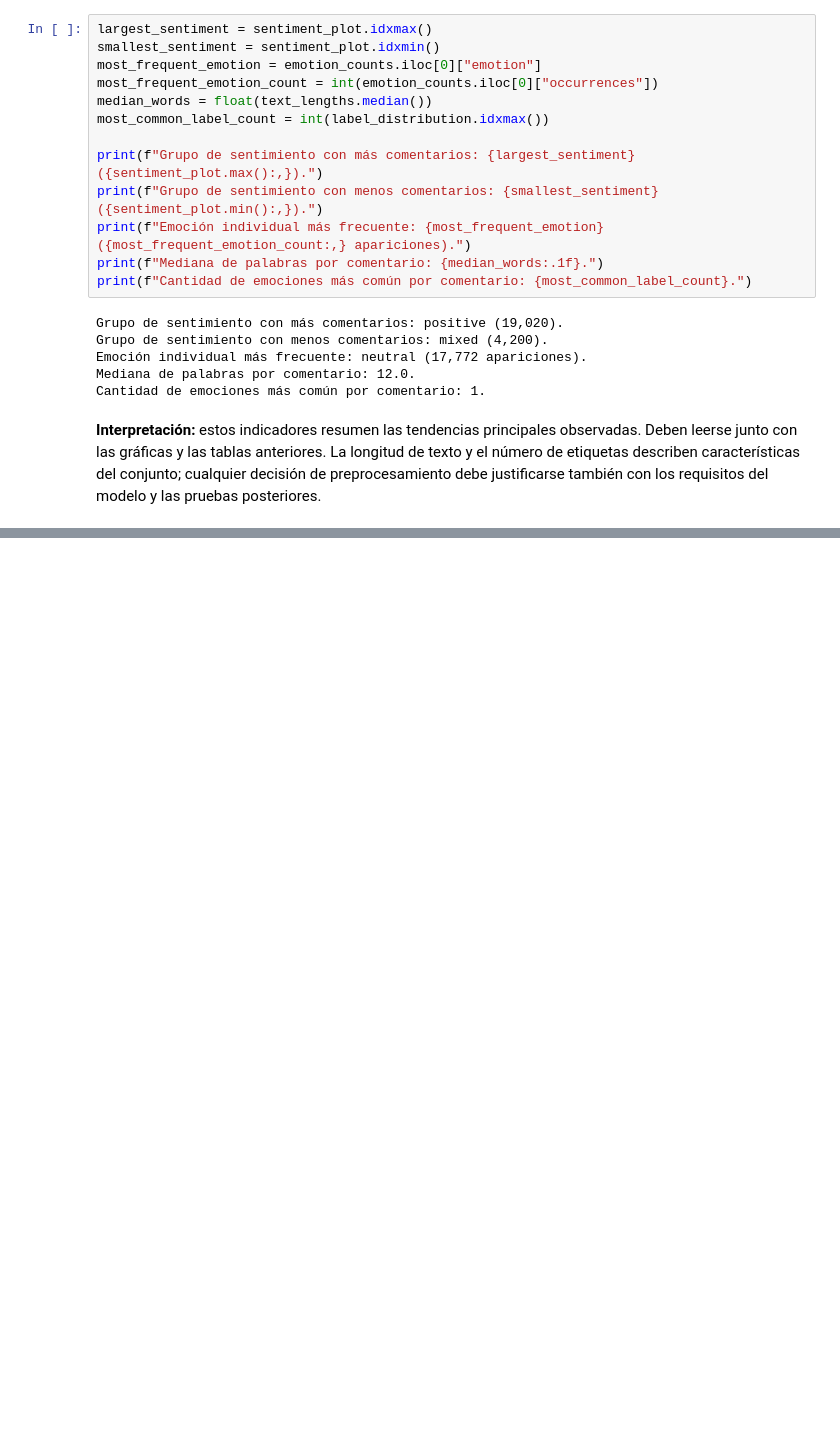
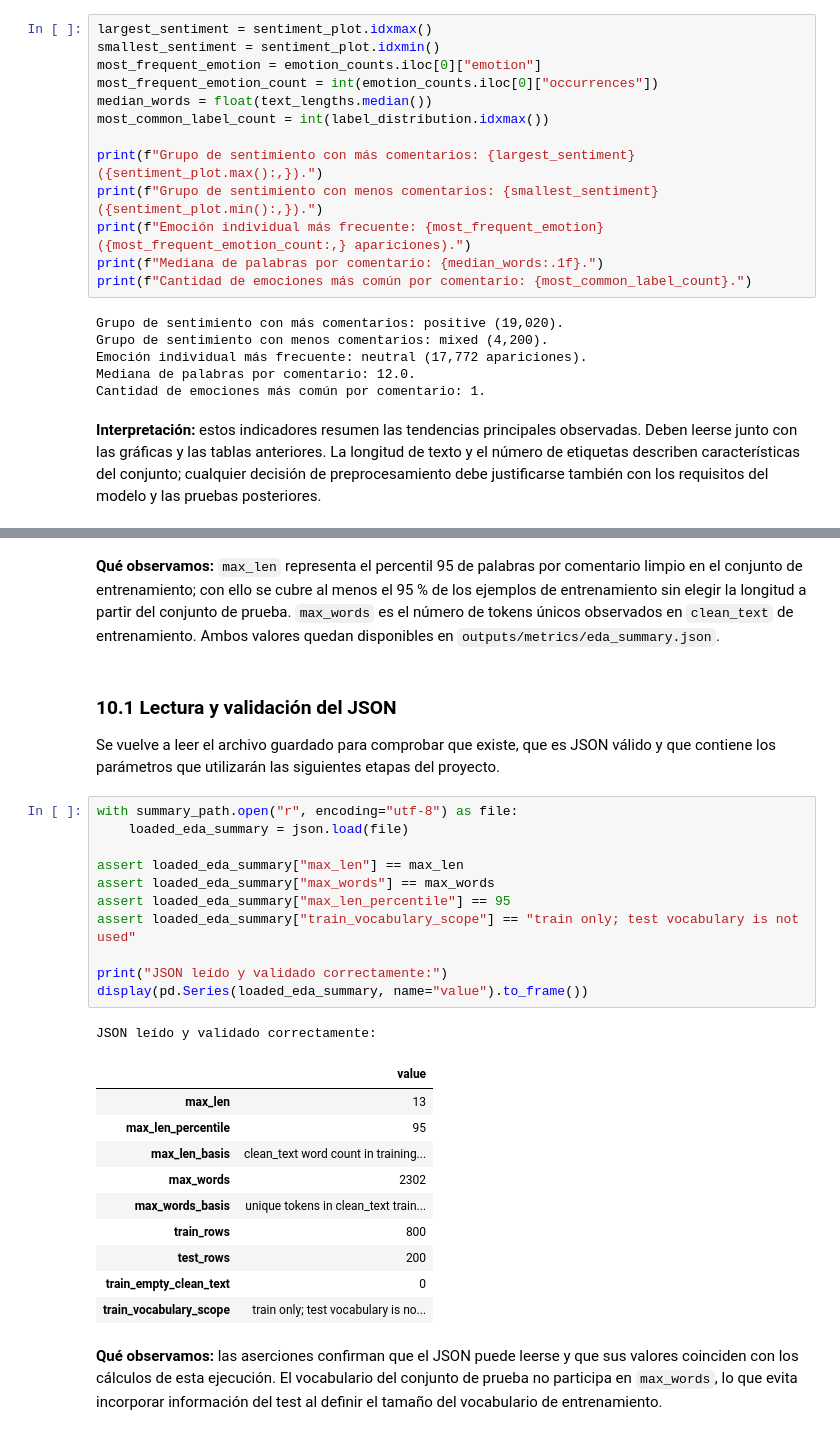
Before and after one commit to Juanes3333/CED-III-IT2-acabados, a Jupyter notebook: notebooks/01_eda.ipynb, the cells around one changed output, grey strips where cells are left out. Cells and saved outputs as stored; diff of their text form; blank space fills up the shorter version.

```diff
--- a/notebooks/01_eda.ipynb
+++ b/notebooks/01_eda.ipynb
@@ -496,0 +549,31 @@ Cantidad de emociones más común por comentario: 1.
+# %% [markdown]
+**Qué observamos:** `max_len` representa el percentil 95 de palabras por comentario limpio en el conjunto de entrenamiento; con ello se cubre al menos el 95 % de los ejemplos de entrenamiento sin elegir la longitud a partir del conjunto de prueba. `max_words` es el número de tokens únicos observados en `clean_text` de entrenamiento. Ambos valores quedan disponibles en `outputs/metrics/eda_summary.json`.
+# %% [markdown]
+### 10.1 Lectura y validación del JSON
+
+Se vuelve a leer el archivo guardado para comprobar que existe, que es JSON válido y que contiene los parámetros que utilizarán las siguientes etapas del proyecto.
+# %%
+with summary_path.open("r", encoding="utf-8") as file:
+    loaded_eda_summary = json.load(file)
+
+assert loaded_eda_summary["max_len"] == max_len
+assert loaded_eda_summary["max_words"] == max_words
+assert loaded_eda_summary["max_len_percentile"] == 95
+assert loaded_eda_summary["train_vocabulary_scope"] == "train only; test vocabulary is not used"
+
+print("JSON leído y validado correctamente:")
+display(pd.Series(loaded_eda_summary, name="value").to_frame())
+# %% [output]
+JSON leído y validado correctamente:
+|  | value |
+| max_len | 13 |
+| max_len_percentile | 95 |
+| max_len_basis | clean_text word count in training... |
+| max_words | 2302 |
+| max_words_basis | unique tokens in clean_text train... |
+| train_rows | 800 |
+| test_rows | 200 |
+| train_empty_clean_text | 0 |
+| train_vocabulary_scope | train only; test vocabulary is no... |
+# %% [markdown]
+**Qué observamos:** las aserciones confirman que el JSON puede leerse y que sus valores coinciden con los cálculos de esta ejecución. El vocabulario del conjunto de prueba no participa en `max_words`, lo que evita incorporar información del test al definir el tamaño del vocabulario de entrenamiento.
```
Also changed, not shown: parts of 4 cells of this notebook, 2 other files.
